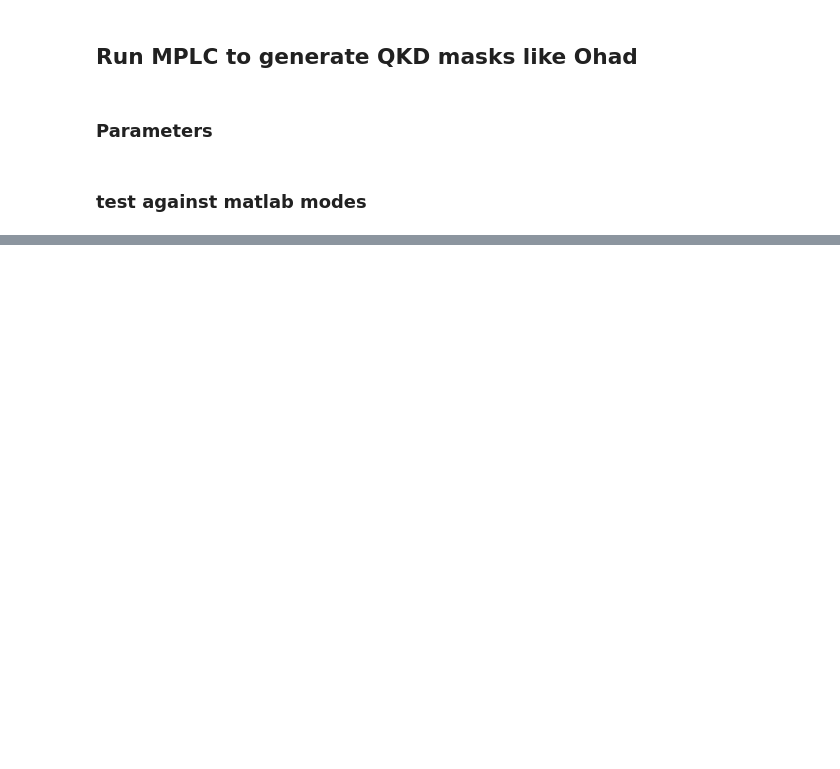
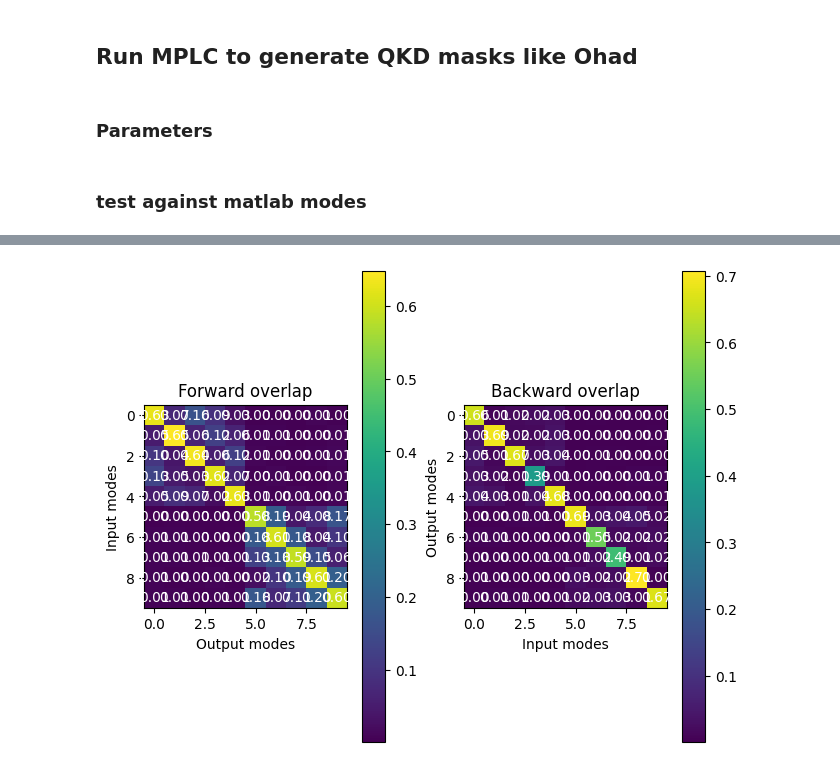
Before and after one commit to rubiaek/pianoq, a Jupyter notebook: pianoq/simulations/mplc_sim/run_wfm_QKD.ipynb, the cells around one changed output, grey strips where cells are left out. Drawn from its saved outputs; the diff is of its cells as text; code cells hidden in the pictures; blank space fills up the shorter version.

```diff
--- a/pianoq/simulations/mplc_sim/run_wfm_QKD.ipynb
+++ b/pianoq/simulations/mplc_sim/run_wfm_QKD.ipynb
@@ -160,0 +166,4 @@ axes[2].set_title('diff')
+# %%
+from pianoq.simulations.mplc_sim.create_wfm_masks import create_WFM_QKD_masks
+
+mplc = create_WFM_QKD_masks()
@@ -160,0 +186,4 @@ axes[2].set_title('diff')
+# %%
+mplc.res.show_overlap()
+# %% [output]
+[figure, added]
```
Also changed, not shown: parts of 5 cells of this notebook, 4 other files.
